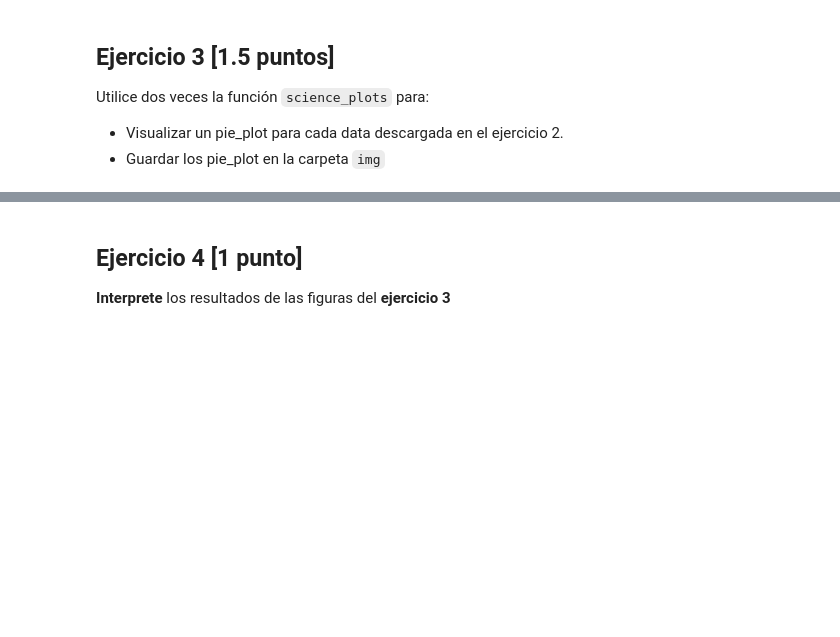
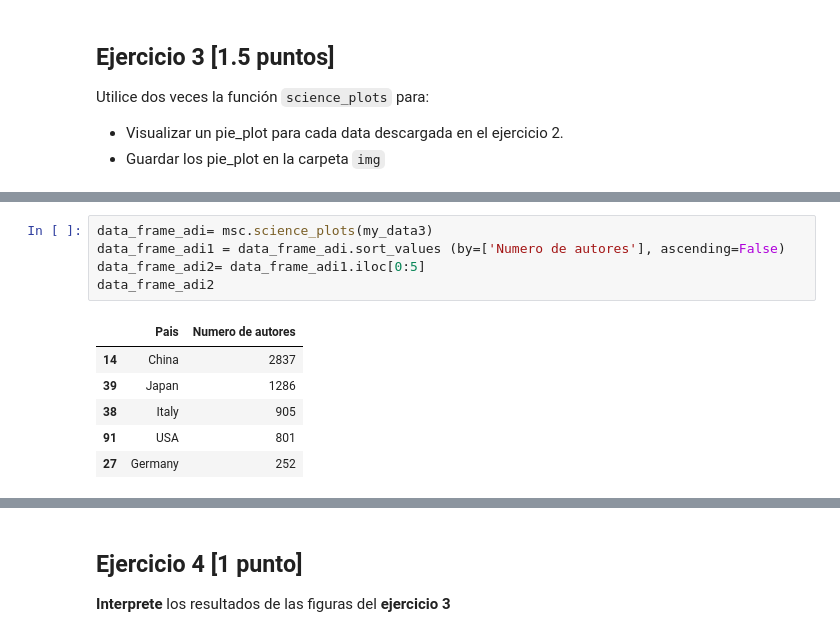
Before and after one commit to emilymontesdeoca/-GBI6_ExamenPython_, a Jupyter notebook: 2022I_GBI6G01_ExamenPython.ipynb, the cells around one changed output, grey strips where cells are left out. Cells and saved outputs as stored; diff of their text form; blank space fills up the shorter version.

```diff
--- a/2022I_GBI6G01_ExamenPython.ipynb
+++ b/2022I_GBI6G01_ExamenPython.ipynb
@@ -106,0 +107,12 @@
+# %%
+data_frame_adi= msc.science_plots(my_data3)
+data_frame_adi1 = data_frame_adi.sort_values (by=['Numero de autores'], ascending=False)
+data_frame_adi2= data_frame_adi1.iloc[0:5]
+data_frame_adi2
+# %% [output]
+|  | Pais | Numero de autores |
+| 14 | China | 2837 |
+| 39 | Japan | 1286 |
+| 38 | Italy | 905 |
+| 91 | USA | 801 |
+| 27 | Germany | 252 |
```
Also changed, not shown: parts of 6 cells of this notebook, 4 other files.
